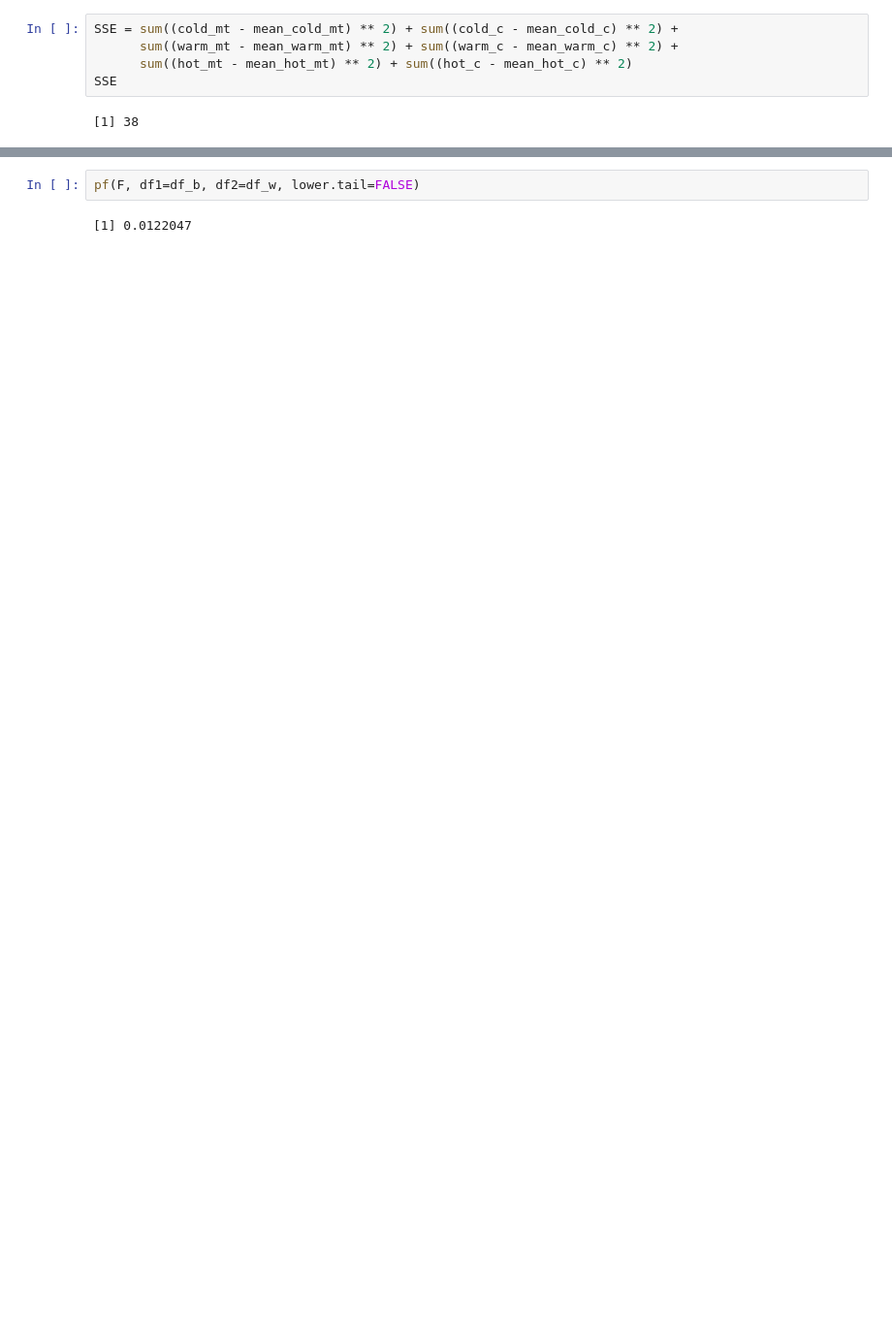
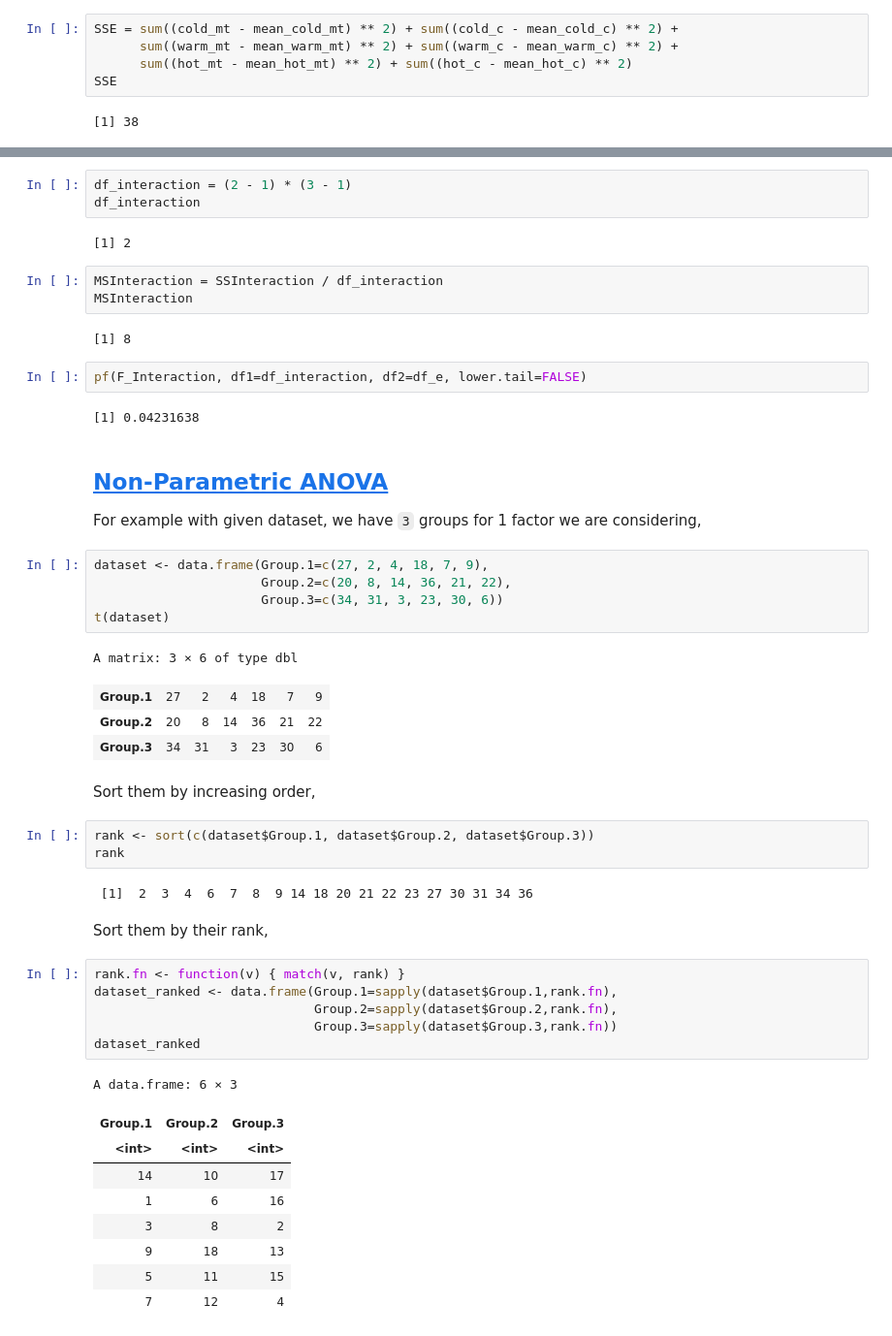
Before and after one commit to oooookk7/experimental-design-statistics, a Jupyter notebook: 02 - Experiments with a Single Variable: The Analysis of Variance/notes.ipynb, the cells around one changed output, grey strips where cells are left out. Shown at 97% size. Drawn from its saved outputs; the diff is of its cells as text; blank space fills up the shorter version.

Commit message:
Fixed two-way ANOVA and added Kruskal Wallis calculations

```diff
--- a/02 - Experiments with a Single Variable: The Analysis of Variance/notes.ipynb
+++ b/02 - Experiments with a Single Variable: The Analysis of Variance/notes.ipynb
@@ -845,4 +912,53 @@ F
+# %%
+df_interaction = (2 - 1) * (3 - 1)
+df_interaction
+# %% [output]
+[1] 2
+# %%
+MSInteraction = SSInteraction / df_interaction
+MSInteraction
+# %% [output]
+[1] 8
 # %%
-pf(F, df1=df_b, df2=df_w, lower.tail=FALSE)
+pf(F_Interaction, df1=df_interaction, df2=df_e, lower.tail=FALSE)
 # %% [output]
-[1] 0.0122047
+[1] 0.04231638
+# %% [markdown]
+## [Non-Parametric ANOVA](https://www.youtube.com/watch?v=BkyGuNuaZYw)
+
+For example with given dataset, we have `3` groups for 1 factor we are considering,
+# %%
+dataset <- data.frame(Group.1=c(27, 2, 4, 18, 7, 9),
+                      Group.2=c(20, 8, 14, 36, 21, 22),
+                      Group.3=c(34, 31, 3, 23, 30, 6))
+t(dataset)
+# %% [output]
+A matrix: 3 × 6 of type dbl
+| Group.1 | 27 | 2 | 4 | 18 | 7 | 9 |
+| Group.2 | 20 | 8 | 14 | 36 | 21 | 22 |
+| Group.3 | 34 | 31 | 3 | 23 | 30 | 6 |
+# %% [markdown]
+Sort them by increasing order,
+# %%
+rank <- sort(c(dataset$Group.1, dataset$Group.2, dataset$Group.3))
+rank
+# %% [output]
+ [1]  2  3  4  6  7  8  9 14 18 20 21 22 23 27 30 31 34 36
+# %% [markdown]
+Sort them by their rank,
+# %%
+rank.fn <- function(v) { match(v, rank) }
+dataset_ranked <- data.frame(Group.1=sapply(dataset$Group.1,rank.fn),
+                             Group.2=sapply(dataset$Group.2,rank.fn),
+                             Group.3=sapply(dataset$Group.3,rank.fn))
+dataset_ranked
+# %% [output]
+A data.frame: 6 × 3
+| Group.1 | Group.2 | Group.3 |
+| <int> | <int> | <int> |
+| 14 | 10 | 17 |
+| 1 | 6 | 16 |
+| 3 | 8 | 2 |
+| 9 | 18 | 13 |
+| 5 | 11 | 15 |
+| 7 | 12 | 4 |
```
Also changed, not shown: parts of 39 cells of this notebook.
